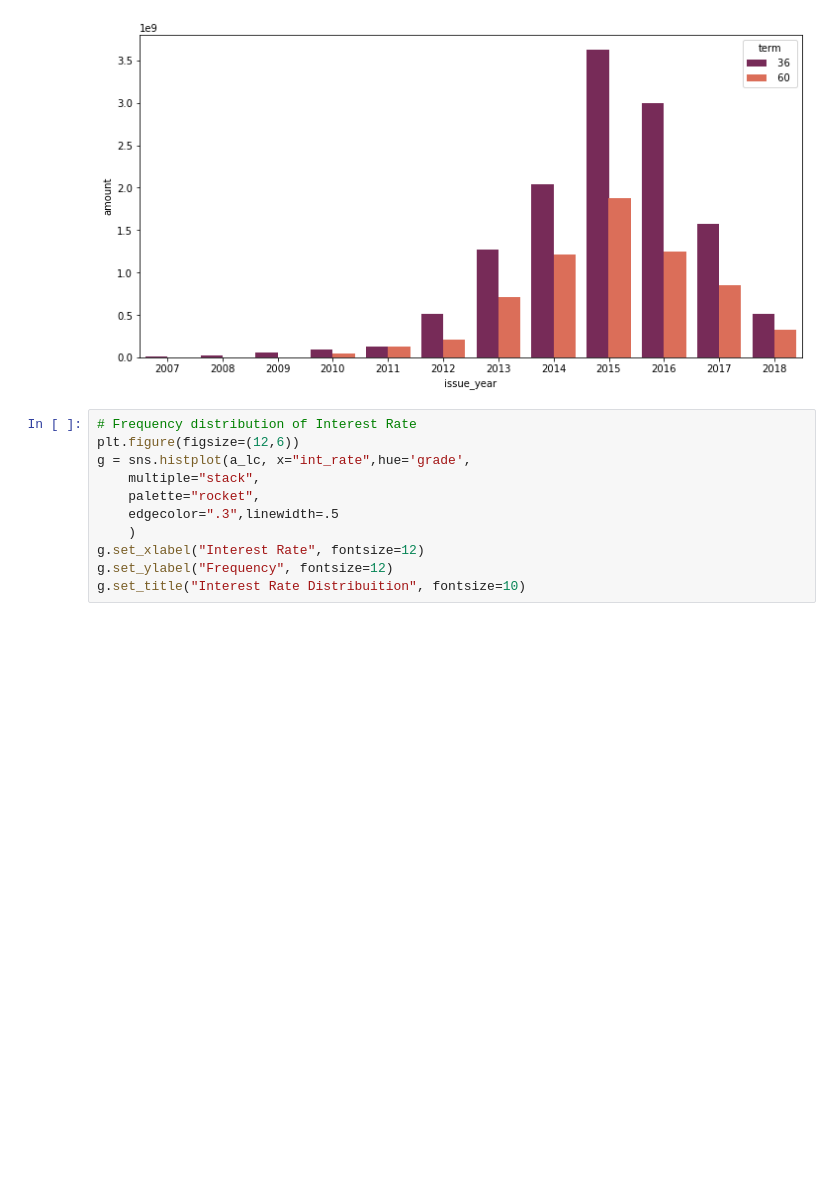
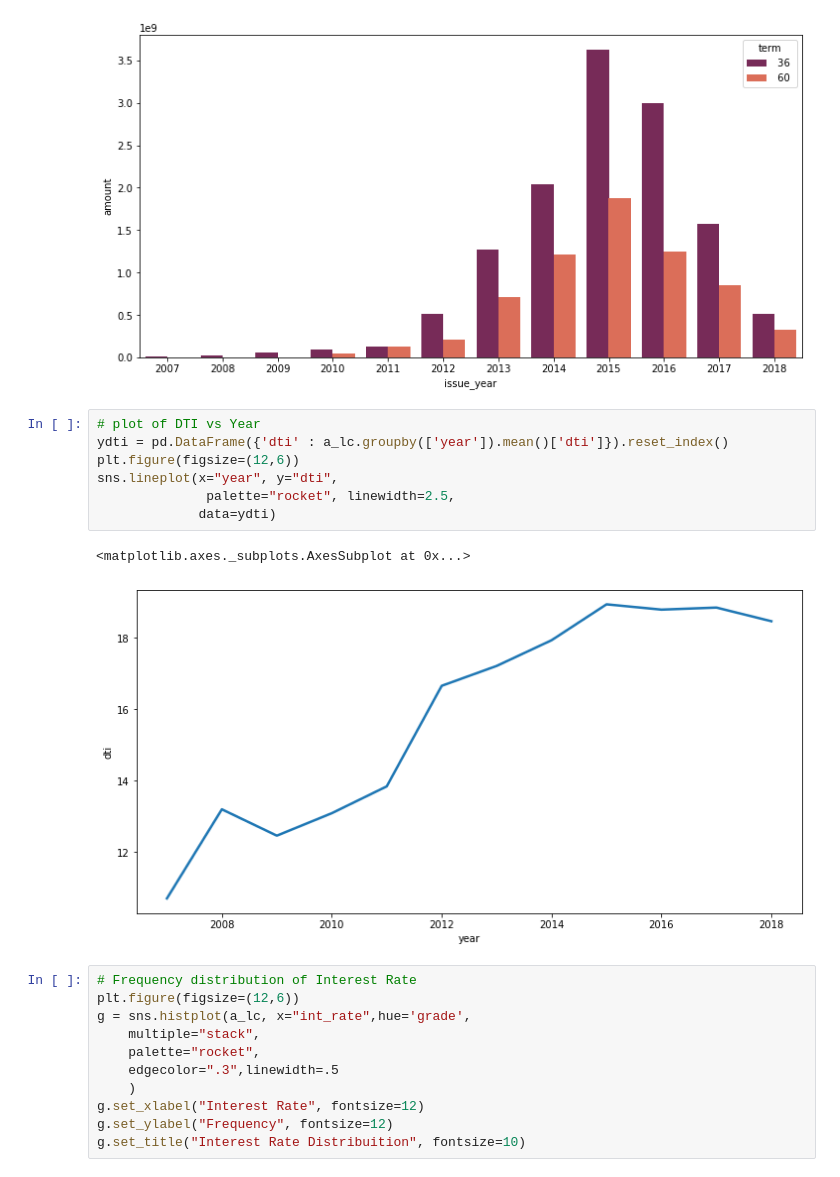
Before and after one commit to Chaitali20-gh/Data-Science, a Jupyter notebook: Lending Club/Lending Club.ipynb, the cells around one changed output. Saved outputs shown, nothing was run; the diff lists cells and outputs as text; blank space fills up the shorter version.

```diff
--- a/Lending Club/Lending Club.ipynb
+++ b/Lending Club/Lending Club.ipynb
@@ -417,6 +352,16 @@ sns.barplot(x="issue_year", y="amount",
 # %% [output]
 <matplotlib.axes._subplots.AxesSubplot at 0x...>
 [figure]
+# %%
+# plot of DTI vs Year
+ydti = pd.DataFrame({'dti' : a_lc.groupby(['year']).mean()['dti']}).reset_index()
+plt.figure(figsize=(12,6))
+sns.lineplot(x="year", y="dti",
+              palette="rocket", linewidth=2.5,
+             data=ydti)
+# %% [output]
+<matplotlib.axes._subplots.AxesSubplot at 0x...>
+[figure, added]
 # %%
 # Frequency distribution of Interest Rate
 plt.figure(figsize=(12,6))
```
Also changed, not shown: parts of 76 cells of this notebook.
